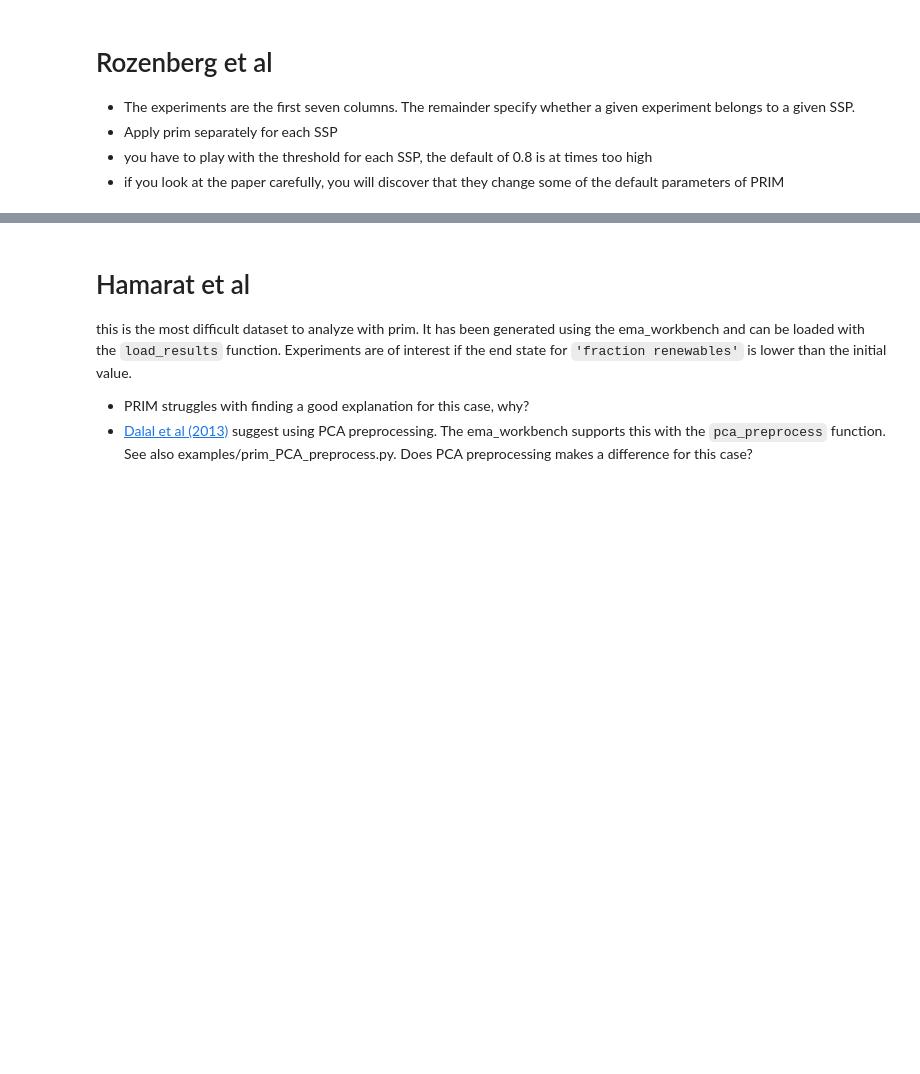
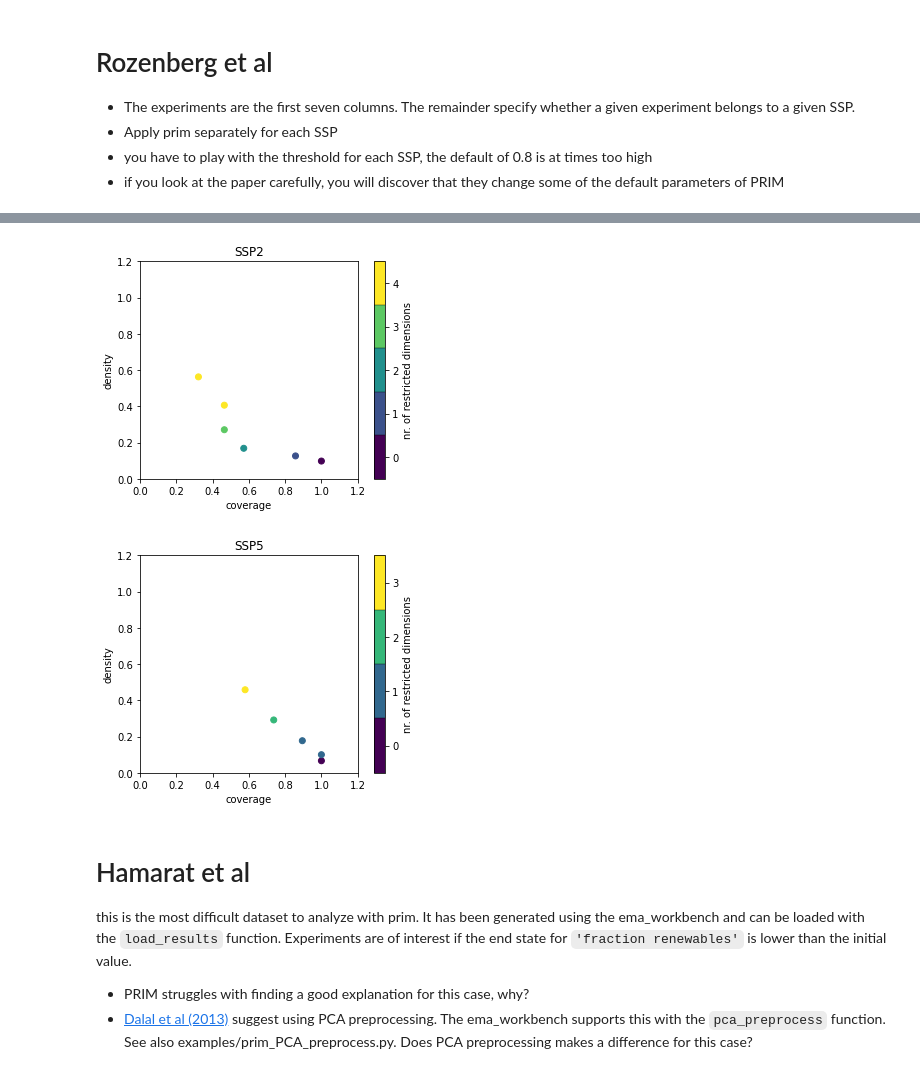
Before and after one commit to floristevito/EPA1361, a Jupyter notebook: lab_sessions/Week 3-4 - vulnerability analysis/assignment 4 - scenario discovery - ROOM1.ipynb, the cells around one changed output, grey strips where cells are left out. Saved outputs shown, nothing was run; the diff lists cells and outputs as text; code cells hidden in the pictures; blank space fills up the shorter version.

```diff
--- a/lab_sessions/Week 3-4 - vulnerability analysis/assignment 4 - scenario discovery - ROOM1.ipynb
+++ b/lab_sessions/Week 3-4 - vulnerability analysis/assignment 4 - scenario discovery - ROOM1.ipynb
@@ -95,3 +128,17 @@ plt.show()
+# %%
+counter = 2
+for Floris in [SSP2,SSP5]:
+
+    Prim1 = prim.Prim(roz_x,Floris,threshold = 0.45, peel_alpha=0.05)
+    box1 = Prim1.find_box()
+
+    box1.show_tradeoff()
+    plt.title('SSP' + str(counter))
+    plt.show()
+    counter += 3
+# %% [output]
+[figure, added]
+[figure, added]
 # %% [markdown]
 # Hamarat et al
 
```
Also changed, not shown: parts of 16 cells of this notebook.
